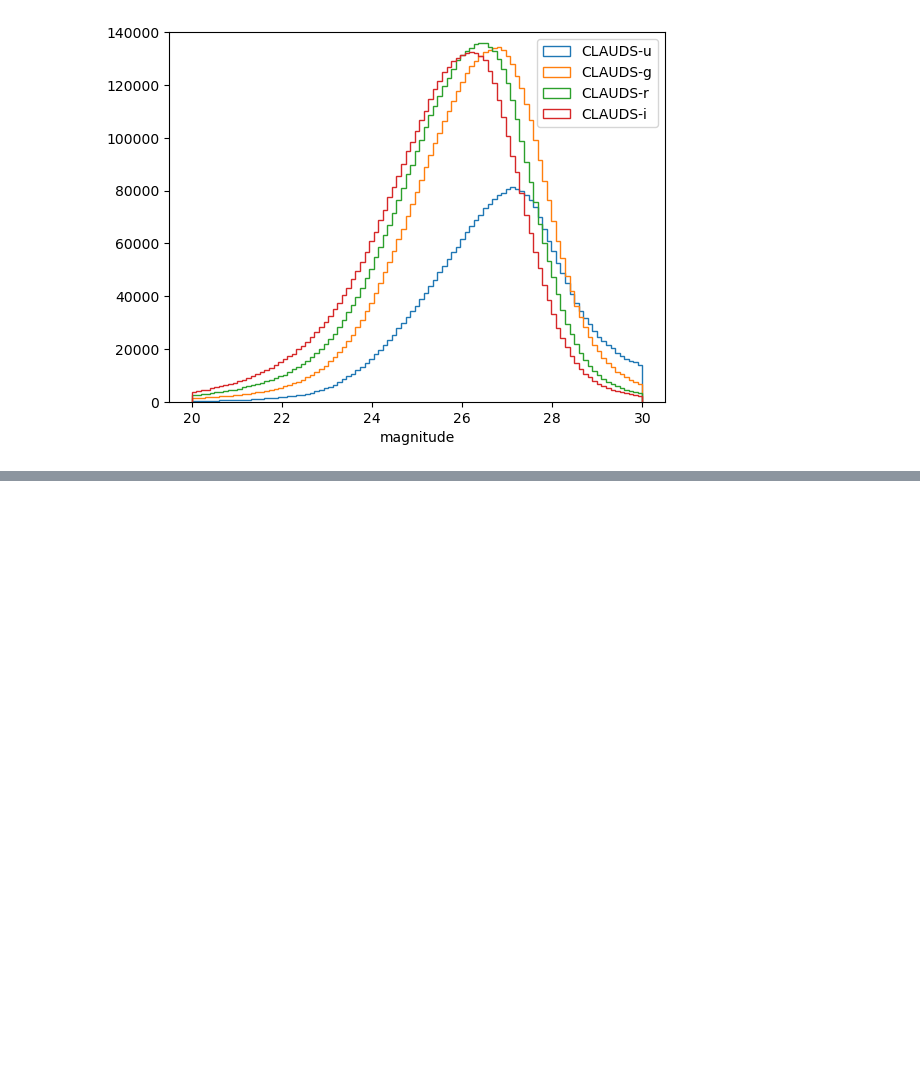
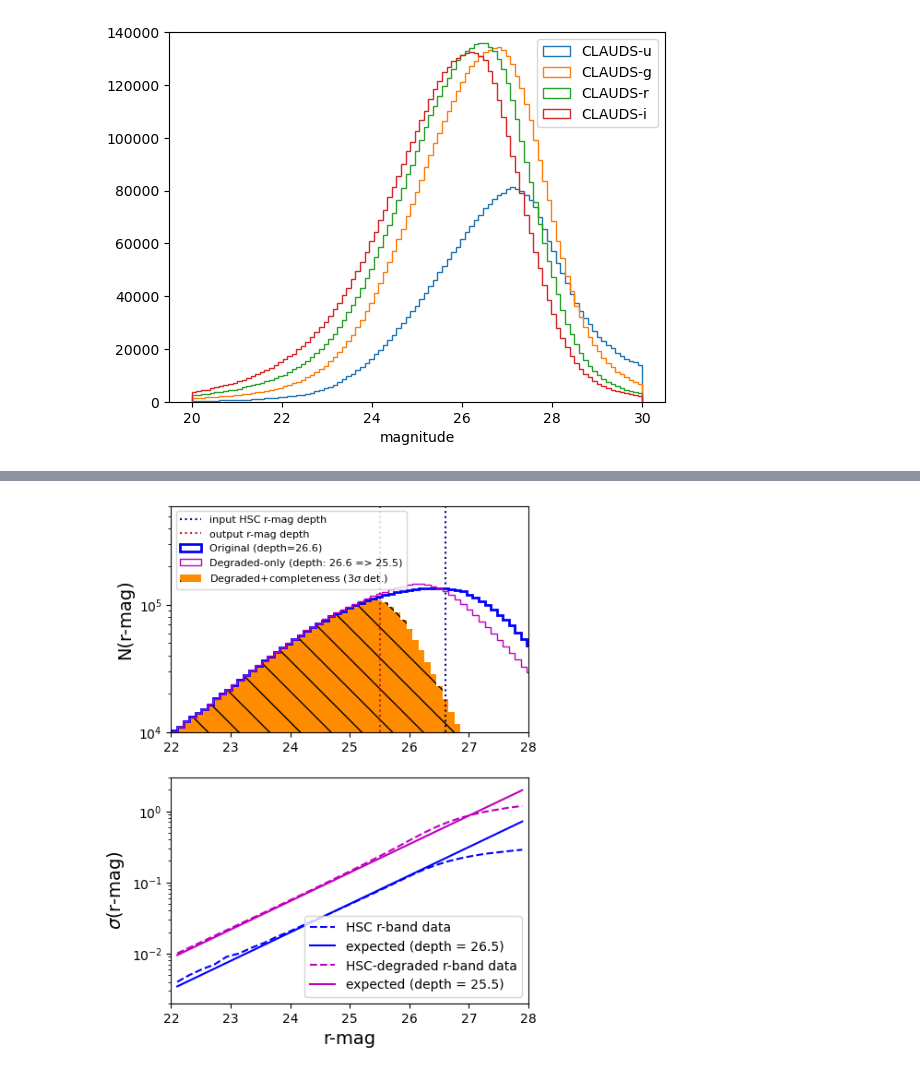
Before and after one commit to WST-Cosmology/WP221_Target_selection, a Jupyter notebook: notebooks/example_degrading_CLAUDS-r_band.ipynb, the cells around one changed output, grey strips where cells are left out. Saved outputs shown, nothing was run; the diff lists cells and outputs as text; code cells hidden in the pictures; blank space fills up the shorter version.

```diff
--- a/notebooks/example_degrading_CLAUDS-r_band.ipynb
+++ b/notebooks/example_degrading_CLAUDS-r_band.ipynb
@@ -54,0 +58,60 @@ plt.show()
+# %%
+r_edges = np.linspace(22, 28, 30)
+mag_err_degraded = []
+mag_err = []
+for i in range(len(r_edges)-1):
+    mask = (catalog_shallow['r_degraded'] > r_edges[i])*(catalog_shallow['r_degraded'] < r_edges[i+1])
+    mag_err_degraded.append(np.median(catalog_shallow['r_degraded_err'][mask]))
+    mag_err.append(np.median(catalog_shallow['r_err'][mask]))
+# %%
+from scipy.special import erf
+plt.figure(figsize=(5, 7), dpi=100)
+plt.subplot(211)
+
+plt.vlines(mag_depth_r_deep, 0, 1000000, ls=':',color='darkblue', label = 'input HSC r-mag depth')
+plt.vlines(mag_depth_r_shallow, 0, 1000000, ls=':',
+           color='firebrick', label = 'output r-mag depth')
+bins = np.linspace(22, 30, 80)
+plt.hist(catalog_shallow['r'], bins = bins, label = 'Original (depth=26.6)',
+         color = 'b', histtype='step', lw=2)
+plt.hist(catalog_shallow['r_degraded'], bins = bins, label = 'Degraded-only (depth: 26.6 => 25.5)',
+         histtype='step', color = 'm')
+
+c1 = degrade_photometry.Probability_detect_minput(catalog_shallow['r'], mag_depth_r_shallow, Nsigma=3)
+rand = np.random.random(len(c1))
+mask_sel_detect = rand < c1
+
+plt.hist(catalog_shallow['r_degraded'][mask_sel_detect], bins = bins,  color='darkorange', hatch='\ ', lw=2,
+         label = r'Degraded+completeness (3$\sigma$ det.)')
+#
+plt.legend(fontsize=8)
+#plt.xlabel('r-mag', fontsize=14)
+plt.ylabel('N(r-mag)', fontsize=14)
+plt.xlim(22, 28)
+plt.ylim(1e4, 6e5)
+plt.yscale('log')
+#plt.show()
+#plt.savefig(f'Nrmag.png', dpi = 300, bbox_inches='tight' )
+
+plt.subplot(212)
+#plt.figure(figsize=(5,4), dpi=100)
+r_bin = [[r_edges[i], r_edges[i+1]] for i in range(len(r_edges)-1)]
+plt.ylim(0.002, 3)
+
+plt.plot(np.mean(r_bin, axis=1), mag_err, ls='--', color = 'b', label = 'HSC r-band data' )
+plt.plot(np.mean(r_bin, axis=1), (2.5/np.log(10)) * 0.2 * 10**(0.4*(np.mean(r_bin, axis=1) - 26.6)), 'b', label = 'expected (depth = 26.5)' )
+
+plt.plot(np.mean(r_bin, axis=1), mag_err_degraded, ls='--', color='m', label = 'HSC-degraded r-band data')
+plt.plot(np.mean(r_bin, axis=1), (2.5/np.log(10)) * 0.2 * 10**(0.4*(np.mean(r_bin, axis=1) - 25.5)), 'm', label = 'expected (depth = 25.5)' )
+
+plt.yscale('log')
+plt.legend()
+plt.xlabel('r-mag', fontsize=14)
+plt.ylabel(r'$\sigma$(r-mag)', fontsize=14)
+plt.xlim(22, 28)
+#*plt.ylim(2e4, 6e5)
+plt.yscale('log')
+#plt.show()
+plt.savefig(f'Nr_sigmar_mag.png', dpi = 300, bbox_inches='tight' )
+# %% [output]
+[figure, added]
```
Also changed, not shown: parts of 2 cells of this notebook, 3 other files.
